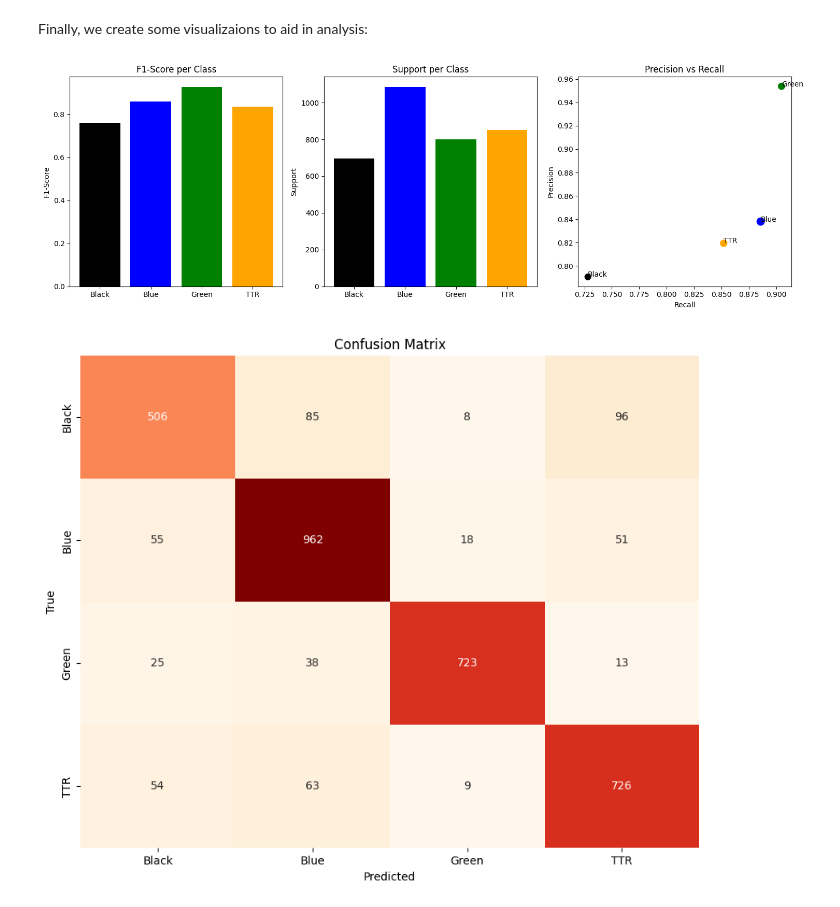
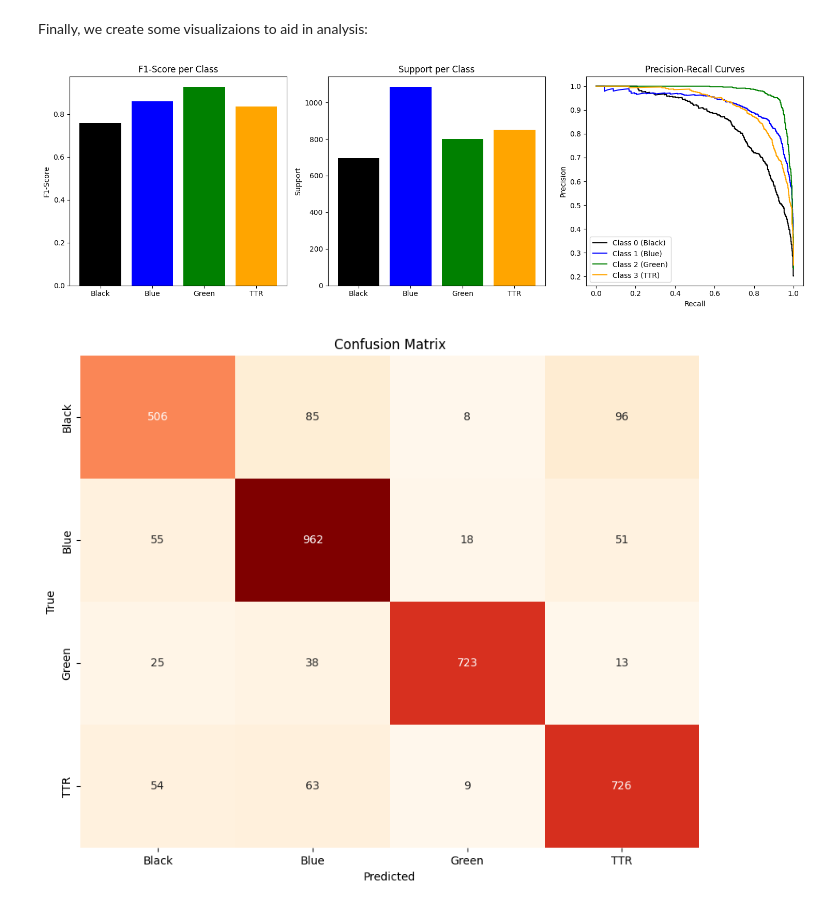
Before and after one commit to destinsaba/GarbageClassifier, a Jupyter notebook: predictionResults.ipynb, the cells around one changed output. Cells and saved outputs as stored; diff of their text form; code cells hidden in the pictures.

Commit message:
Finished charts

```diff
--- a/predictionResults.ipynb
+++ b/predictionResults.ipynb
@@ -117,10 +150,12 @@ best_model.load_state_dict(torch.load(MODEL_PATH, map_location=device, weights_o
 
 # Evaluate
 print("\nEvaluating multimodal model...")
-accuracy, report, cm, all_preds, all_labels = evaluate_model(best_model, test_ld, device)
+accuracy, report, cm, all_preds, all_labels, probabilities = evaluate_model(best_model, test_ld, device)
 print(f"Multimodal Model Accuracy: {accuracy * 100:.2f}%")
 print("\nClassification Report:")
-print(report)
+
+# Print report
+print(json.dumps(report, indent=4))
 # %% [output]
 Evaluating multimodal model...
 Multimodal Model Accuracy: 84.99%
@@ -132,40 +179,45 @@ Finally, we create some visualizaions to aid in analysis:
 # %%
 # Extract info from report
 class_names = list(report.keys())[:-3]  # Exclude 'accuracy', 'macro avg', 'weighted avg'
 precision = [report[class_name]['precision'] for class_name in class_names]
 recall = [report[class_name]['recall'] for class_name in class_names]
 f1_score = [report[class_name]['f1-score'] for class_name in class_names]
 support = [report[class_name]['support'] for class_name in class_names]
 
 # Create subplots
 fig, axes = plt.subplots(1, 3, figsize=(15, 5))
 
 # F1-score plot
 axes[0].bar(class_names, f1_score, color=['black', 'blue', 'green', 'orange'])
 axes[0].set_title('F1-Score per Class')
 axes[0].set_ylabel('F1-Score')
 
 # Support plot
 axes[1].bar(class_names, support, color=['black', 'blue', 'green', 'orange'])
 axes[1].set_title('Support per Class')
 axes[1].set_ylabel('Support')
 
-# Precision vs Recall plot
-axes[2].scatter(recall, precision, color=['black', 'blue', 'green', 'orange'], s=np.array(support) / 10)  # Size by support
-axes[2].set_title('Precision vs Recall')
+# Binarize the true labels for one-vs-rest
+y_true_bin = label_binarize(all_labels, classes=[0, 1, 2, 3])
+
+all_probs = np.array(probabilities)
+
+
+colors = ['black', 'blue', 'green', 'orange']
+for i in range(4):
+    precision_curve, recall_curve, _ = precision_recall_curve(y_true_bin[:, i], all_probs[:, i])
+    axes[2].plot(recall_curve, precision_curve, color=colors[i], label=f'Class {i} ({class_names[i]})')
+
+# Plot details
+axes[2].set_title('Precision-Recall Curves')
 axes[2].set_xlabel('Recall')
 axes[2].set_ylabel('Precision')
-# Add class name labels to points
-for i, txt in enumerate(class_names):
-    axes[2].annotate(txt, (recall[i], precision[i]))
+axes[2].legend(loc='best')
 
-
-
-# Adjust layout and show the plot
 plt.tight_layout()
 plt.show()
 # %% [output]
-[figure, old version]
+[figure, new version]
 # %%
 # Confusion matrix
 class_names = ['Black', 'Blue', 'Green', 'TTR']
```
Also changed, not shown: parts of 10 cells of this notebook.
